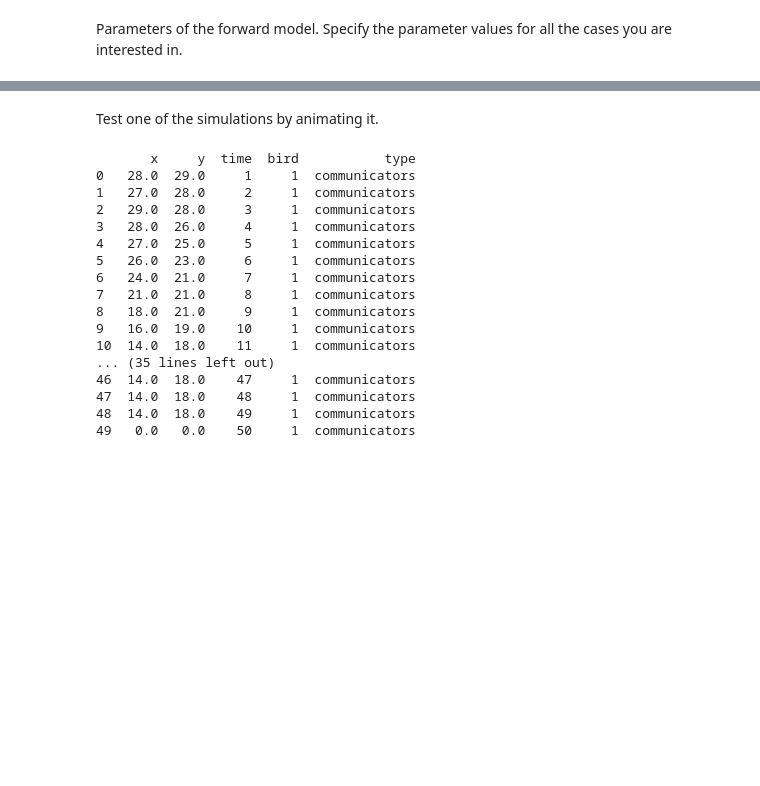
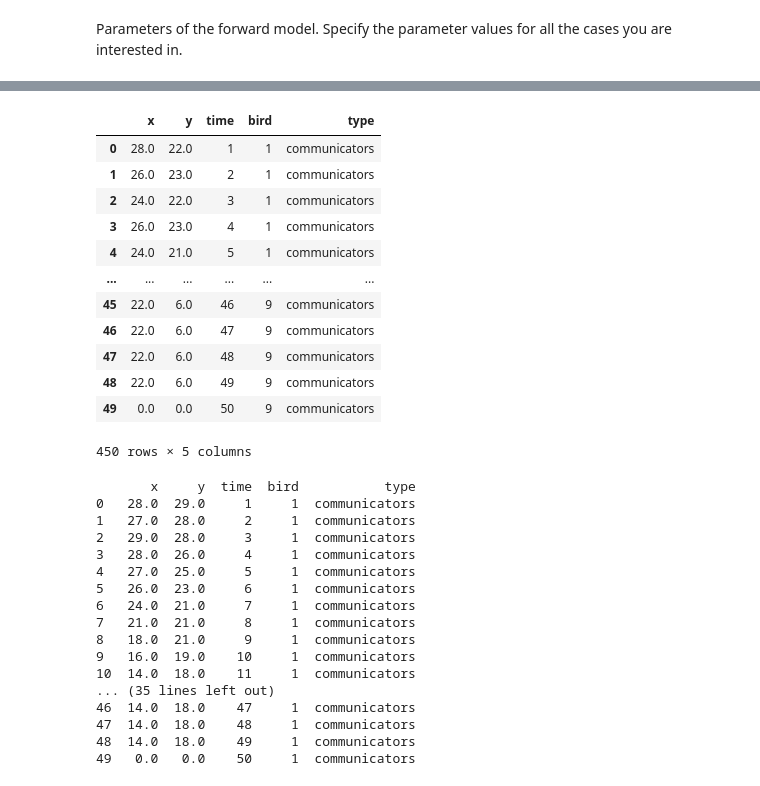
Before and after one commit to BasisResearch/collab-creatures, a Jupyter notebook: mx_refactored/generate_data_pipeline.ipynb, the cells around one changed output, grey strips where cells are left out. Cells and saved outputs as stored; diff of their text form; code cells hidden in the pictures; blank space fills up the shorter version.

```diff
--- a/mx_refactored/generate_data_pipeline.ipynb
+++ b/mx_refactored/generate_data_pipeline.ipynb
@@ -61,0 +21,28 @@ Test run one of the simulations from metadata (one row)
+# %%
+# agent parameters
+sight_radius = [5]
+c_trust = [0, 0.5] # 0: ignorers, 0.5: communicators (equal weight to own and others' knowledge of food)
+N_agents = 9
+
+# environment parameters
+edge_size = 30
+N_total_food_units = 16
+reward_patch_dim = [1, 4] # clustered is 4, distributed is 1
+
+# simulation parameters
+N_runs = 2 # How many times would you like to run each case?
+N_frames = 50
+
+# Generate a dataframe containing all possible combinations of the parameter values specified above.
+param_list = [i for i in product(c_trust, sight_radius, reward_patch_dim)]
+metadataDF = pd.DataFrame(param_list)
+metadataDF.columns = ["c_trust", "sight_radius", "reward_patch_dim"]
+metadataDF['sim index'] = np.arange(len(metadataDF)).astype(int)
+N_sims = len(metadataDF)
+
+# save metadata to home directory
+metadataDF.to_csv(os.path.join(home_dir,'metadataDF.csv'))
+pd.DataFrame([{'N_sims':N_sims, 'N_runs':N_runs, 'N_frames':N_frames, 'N_agents':N_agents, \
+              'N_total_food_units':N_total_food_units, 'edge_size':edge_size}]).to_csv(os.path.join(home_dir, 'additional_meta_params.csv'))
+
+display(metadataDF)
@@ -291,2 +135,0 @@ allresultsDF.to_csv(home_dir + 'resultsDF' + '.csv')
-# %% [markdown]
-Test one of the simulations by animating it.
@@ -296,0 +136,18 @@ ft.animate_birds(communicators, plot_rewards=True,
+# %%
+sim.all_birdsDF
+
+TODO: actually use the loaded data to make plots
+# %% [output]
+|  | x | y | time | bird | type |
+| 0 | 28.0 | 22.0 | 1 | 1 | communicators |
+| 1 | 26.0 | 23.0 | 2 | 1 | communicators |
+| 2 | 24.0 | 22.0 | 3 | 1 | communicators |
+| 3 | 26.0 | 23.0 | 4 | 1 | communicators |
+| 4 | 24.0 | 21.0 | 5 | 1 | communicators |
+| ... | ... | ... | ... | ... | ... |
+| 45 | 22.0 | 6.0 | 46 | 9 | communicators |
+| 46 | 22.0 | 6.0 | 47 | 9 | communicators |
+| 47 | 22.0 | 6.0 | 48 | 9 | communicators |
+| 48 | 22.0 | 6.0 | 49 | 9 | communicators |
+| 49 | 0.0 | 0.0 | 50 | 9 | communicators |
+450 rows × 5 columns
```
Also changed, not shown: parts of 16 cells of this notebook, 4 other files.
